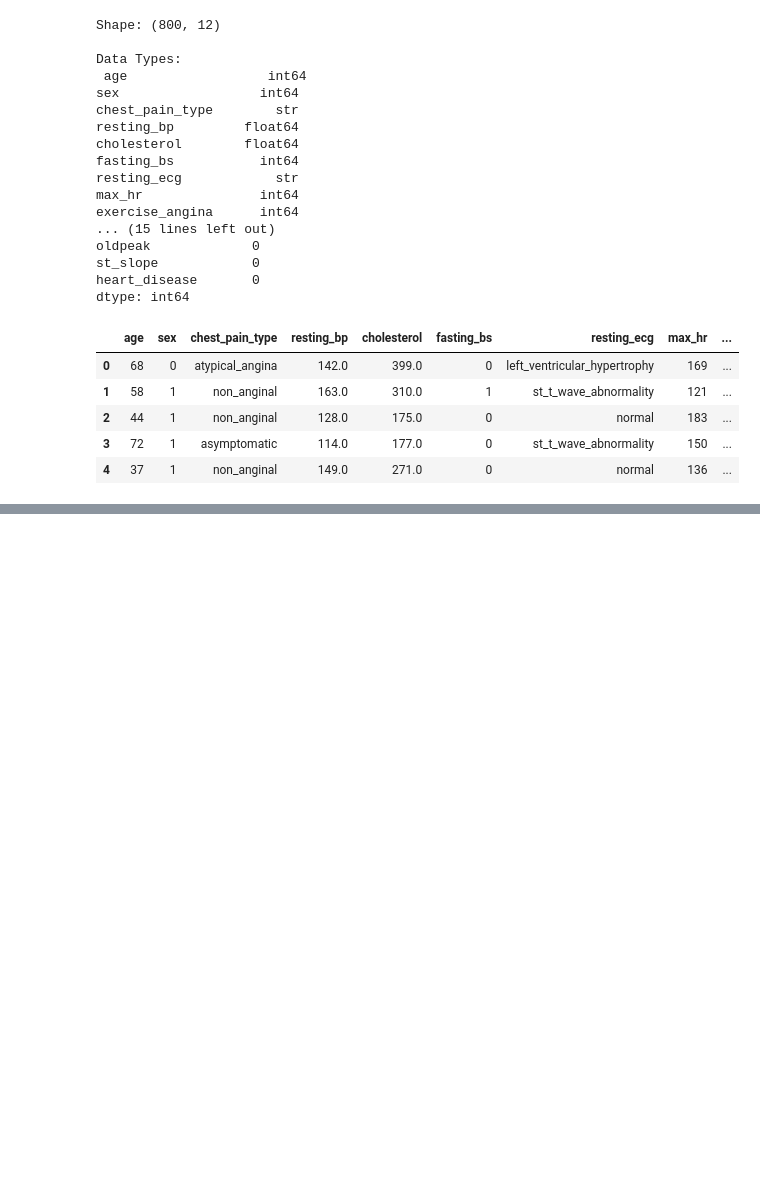
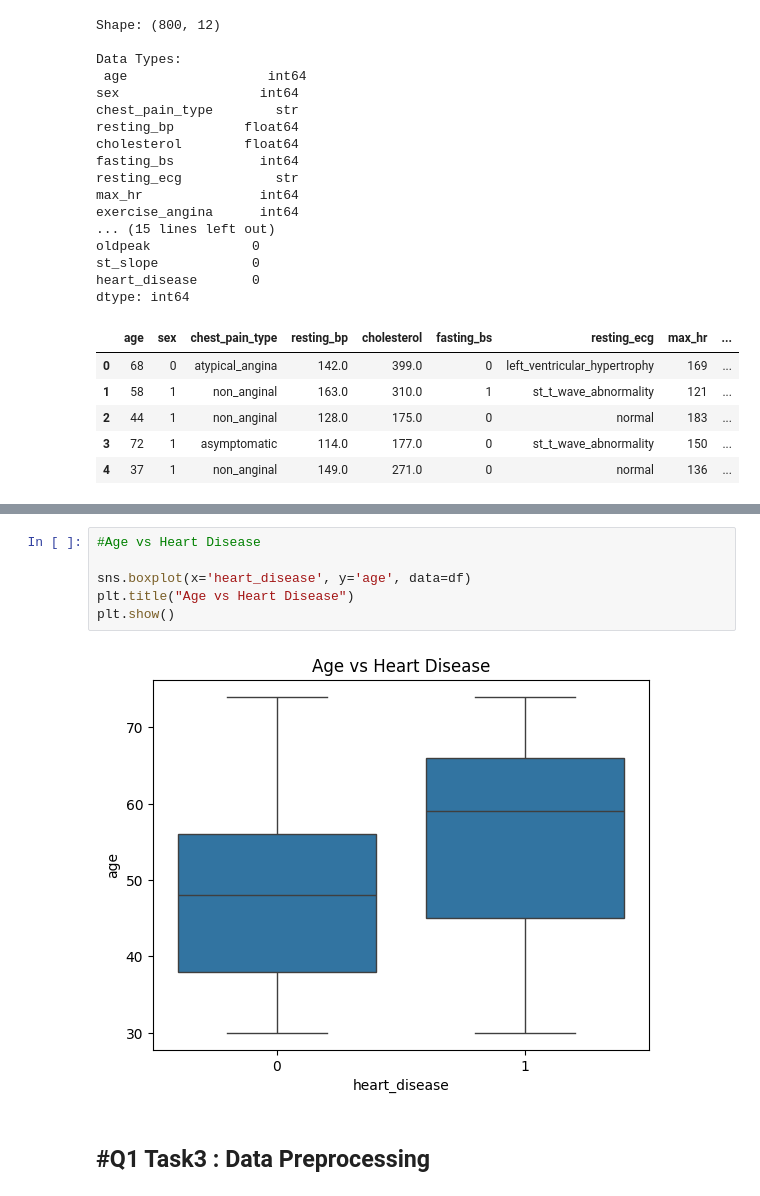
Before and after one commit to ShreyasRP94/assignment-04-ml-assessment-ShreyasPimple-bitsom_ba_2511032, a Jupyter notebook: ml_assessment_Shreyas_Pimple/part_a/q1_supervised.ipynb, the cells around one changed output, grey strips where cells are left out. Drawn from its saved outputs; the diff is of its cells as text; blank space fills up the shorter version.

```diff
--- a/ml_assessment_Shreyas_Pimple/part_a/q1_supervised.ipynb
+++ b/ml_assessment_Shreyas_Pimple/part_a/q1_supervised.ipynb
@@ -43,0 +66,10 @@ dtype: int64
+# %%
+#Age vs Heart Disease
+
+sns.boxplot(x='heart_disease', y='age', data=df)
+plt.title("Age vs Heart Disease")
+plt.show()
+# %% [output]
+[figure, added]
+# %% [markdown]
+## **#Q1 Task3 :  Data Preprocessing**
```
Also changed, not shown: parts of 3 cells of this notebook.
